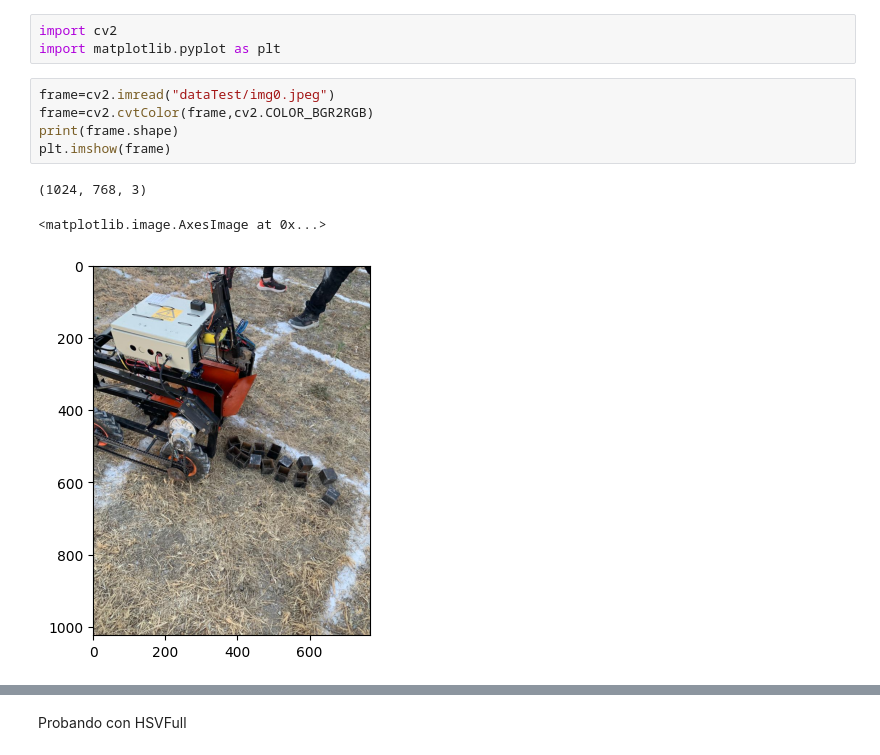
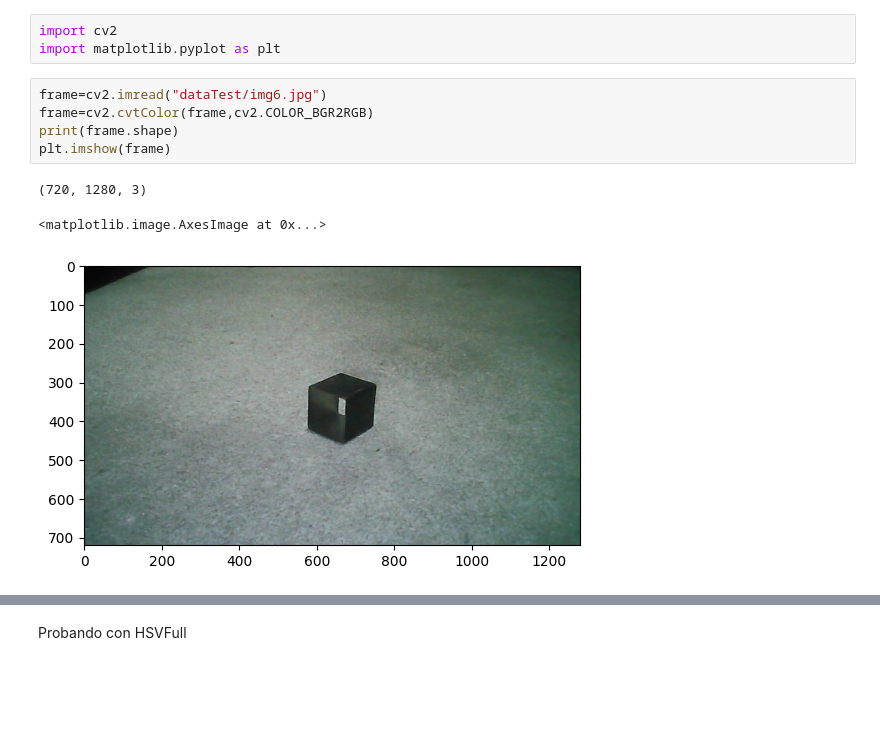
Before and after one commit to 97hackbrian/Seeker_ComputerVision, a Jupyter notebook: notebooks/data_acquisition.ipynb, the cells around one changed output, grey strips where cells are left out. Saved outputs shown, nothing was run; the diff lists cells and outputs as text; blank space fills up the shorter version.

```diff
--- a/notebooks/data_acquisition.ipynb
+++ b/notebooks/data_acquisition.ipynb
@@ -4,12 +4,12 @@
 import cv2
 import matplotlib.pyplot as plt
 # %%
-frame=cv2.imread("dataTest/img0.jpeg")
+frame=cv2.imread("dataTest/img6.jpg")
 frame=cv2.cvtColor(frame,cv2.COLOR_BGR2RGB)
 print(frame.shape)
 plt.imshow(frame)
 # %% [output]
-(1024, 768, 3)
+(720, 1280, 3)
 <matplotlib.image.AxesImage at 0x...>
-[figure, old version]
+[figure, new version]
 # %%
```
Also changed, not shown: parts of 9 cells of this notebook, 13 other files.
